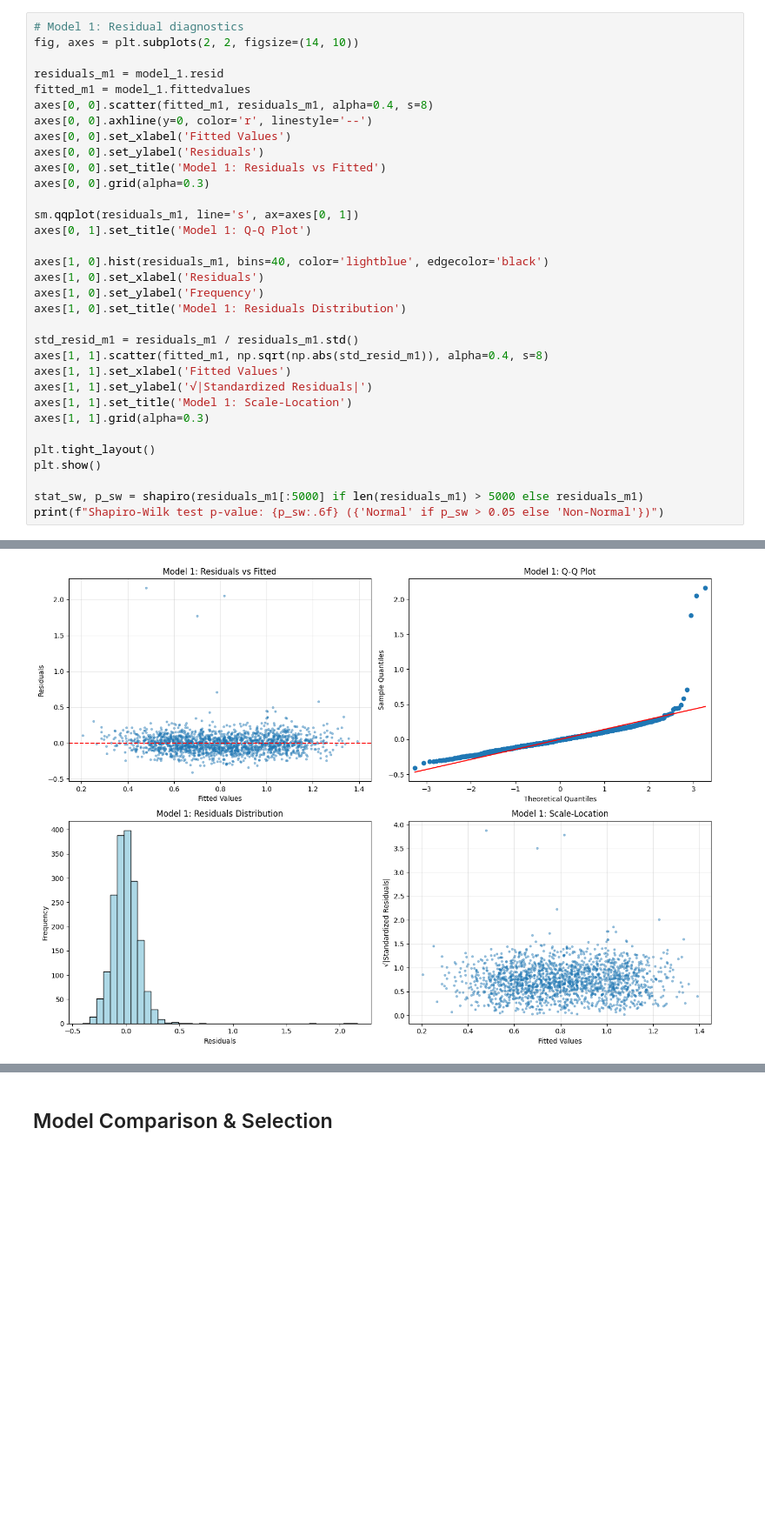
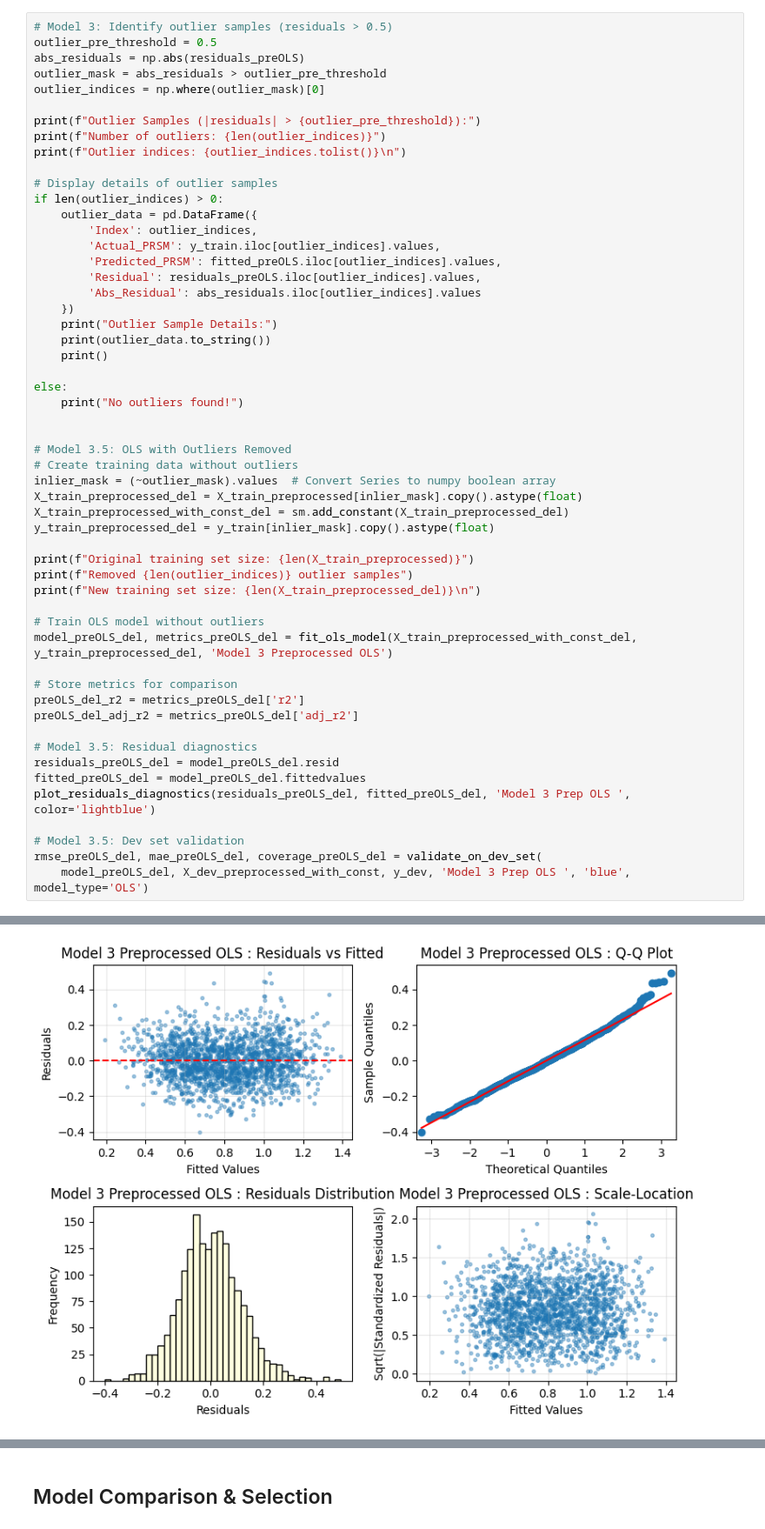
Before and after one commit to etontackett/Stat-628, a Jupyter notebook: model.ipynb, the cells around one changed output, grey strips where cells are left out. Shown at 87% size. Cells and saved outputs as stored; diff of their text form; blank space fills up the shorter version.

Commit message:
Update models.

```diff
--- a/model.ipynb
+++ b/model.ipynb
@@ -108,34 +319,55 @@ BIC = -1797.44
 # %%
-# Model 1: Residual diagnostics
-fig, axes = plt.subplots(2, 2, figsize=(14, 10))
+# Model 3: Identify outlier samples (residuals > 0.5)
+outlier_pre_threshold = 0.5
+abs_residuals = np.abs(residuals_preOLS)
+outlier_mask = abs_residuals > outlier_pre_threshold
+outlier_indices = np.where(outlier_mask)[0]
 
-residuals_m1 = model_1.resid
-fitted_m1 = model_1.fittedvalues
-axes[0, 0].scatter(fitted_m1, residuals_m1, alpha=0.4, s=8)
-axes[0, 0].axhline(y=0, color='r', linestyle='--')
-axes[0, 0].set_xlabel('Fitted Values')
-axes[0, 0].set_ylabel('Residuals')
-axes[0, 0].set_title('Model 1: Residuals vs Fitted')
-axes[0, 0].grid(alpha=0.3)
+print(f"Outlier Samples (|residuals| > {outlier_pre_threshold}):")
+print(f"Number of outliers: {len(outlier_indices)}")
+print(f"Outlier indices: {outlier_indices.tolist()}\n")
 
-sm.qqplot(residuals_m1, line='s', ax=axes[0, 1])
-axes[0, 1].set_title('Model 1: Q-Q Plot')
+# Display details of outlier samples
+if len(outlier_indices) > 0:
+    outlier_data = pd.DataFrame({
+        'Index': outlier_indices,
+        'Actual_PRSM': y_train.iloc[outlier_indices].values,
+        'Predicted_PRSM': fitted_preOLS.iloc[outlier_indices].values,
+        'Residual': residuals_preOLS.iloc[outlier_indices].values,
+        'Abs_Residual': abs_residuals.iloc[outlier_indices].values
+    })
+    print("Outlier Sample Details:")
+    print(outlier_data.to_string())
+    print()
 
-axes[1, 0].hist(residuals_m1, bins=40, color='lightblue', edgecolor='black')
-axes[1, 0].set_xlabel('Residuals')
-axes[1, 0].set_ylabel('Frequency')
-axes[1, 0].set_title('Model 1: Residuals Distribution')
+else:
+    print("No outliers found!")
 
-std_resid_m1 = residuals_m1 / residuals_m1.std()
-axes[1, 1].scatter(fitted_m1, np.sqrt(np.abs(std_resid_m1)), alpha=0.4, s=8)
-axes[1, 1].set_xlabel('Fitted Values')
-axes[1, 1].set_ylabel('√|Standardized Residuals|')
-axes[1, 1].set_title('Model 1: Scale-Location')
-axes[1, 1].grid(alpha=0.3)
 
-plt.tight_layout()
-plt.show()
+# Model 3.5: OLS with Outliers Removed
+# Create training data without outliers
+inlier_mask = (~outlier_mask).values  # Convert Series to numpy boolean array
+X_train_preprocessed_del = X_train_preprocessed[inlier_mask].copy().astype(float)
+X_train_preprocessed_with_const_del = sm.add_constant(X_train_preprocessed_del)
+y_train_preprocessed_del = y_train[inlier_mask].copy().astype(float)
 
-stat_sw, p_sw = shapiro(residuals_m1[:5000] if len(residuals_m1) > 5000 else residuals_m1)
-print(f"Shapiro-Wilk test p-value: {p_sw:.6f} ({'Normal' if p_sw > 0.05 else 'Non-Normal'})")
+print(f"Original training set size: {len(X_train_preprocessed)}")
+print(f"Removed {len(outlier_indices)} outlier samples")
+print(f"New training set size: {len(X_train_preprocessed_del)}\n")
+
+# Train OLS model without outliers
+model_preOLS_del, metrics_preOLS_del = fit_ols_model(X_train_preprocessed_with_const_del, y_train_preprocessed_del, 'Model 3 Preprocessed OLS')
+
+# Store metrics for comparison
+preOLS_del_r2 = metrics_preOLS_del['r2']
+preOLS_del_adj_r2 = metrics_preOLS_del['adj_r2']
+
+# Model 3.5: Residual diagnostics
+residuals_preOLS_del = model_preOLS_del.resid
+fitted_preOLS_del = model_preOLS_del.fittedvalues
+plot_residuals_diagnostics(residuals_preOLS_del, fitted_preOLS_del, 'Model 3 Prep OLS ', color='lightblue')
+
+# Model 3.5: Dev set validation
+rmse_preOLS_del, mae_preOLS_del, coverage_preOLS_del = validate_on_dev_set(
+    model_preOLS_del, X_dev_preprocessed_with_const, y_dev, 'Model 3 Prep OLS ', 'blue', model_type='OLS')
 # %% [output]
@@ -142 +394 @@ print(f"Shapiro-Wilk test p-value: {p_sw:.6f} ({'Normal' if p_sw > 0.05 else 'No
-[figure, old version]
+[figure, new version]
```
Also changed, not shown: parts of 30 cells of this notebook, 3 other files.
